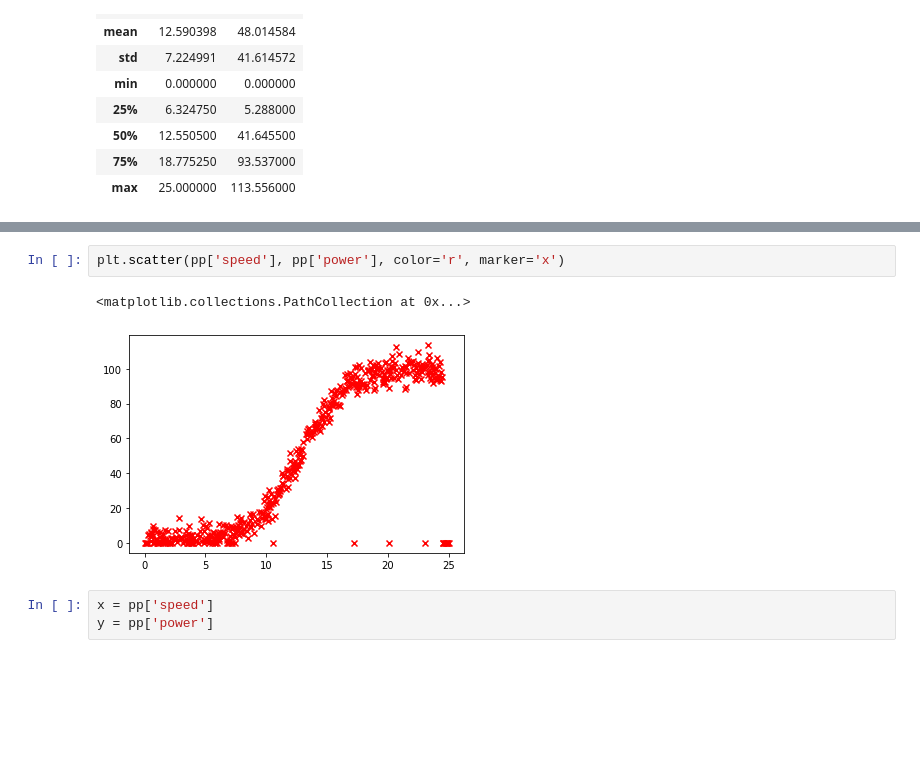
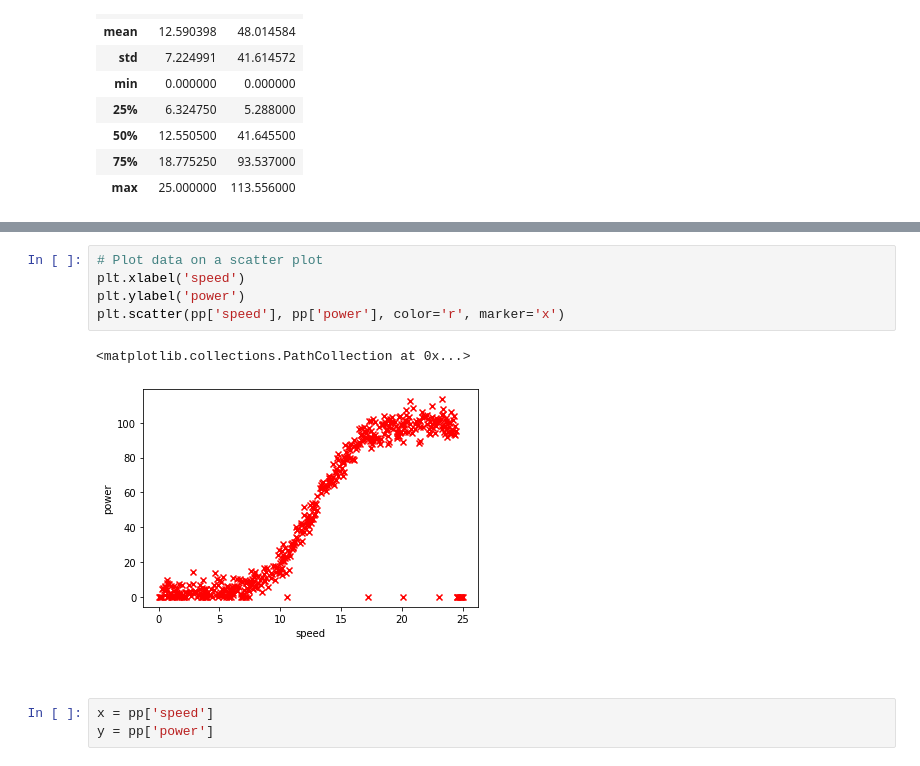
Before and after one commit to colm-o-caoimh/MachineLearning, a Jupyter notebook: Machine Learning and Statistics Project 2020.ipynb, the cells around one changed output, grey strips where cells are left out. Cells and saved outputs as stored; diff of their text form; blank space fills up the shorter version.

```diff
--- a/Machine Learning and Statistics Project 2020.ipynb
+++ b/Machine Learning and Statistics Project 2020.ipynb
@@ -38,8 +69,13 @@ pp.describe()
 # %%
+# Plot data on a scatter plot
+plt.xlabel('speed')
+plt.ylabel('power')
 plt.scatter(pp['speed'], pp['power'], color='r', marker='x')
 # %% [output]
 <matplotlib.collections.PathCollection at 0x...>
-[figure, old version]
+[figure, new version]
+# %% [markdown]
+<br>
 # %%
 x = pp['speed']
 y = pp['power']
```
Also changed, not shown: parts of 11 cells of this notebook.
